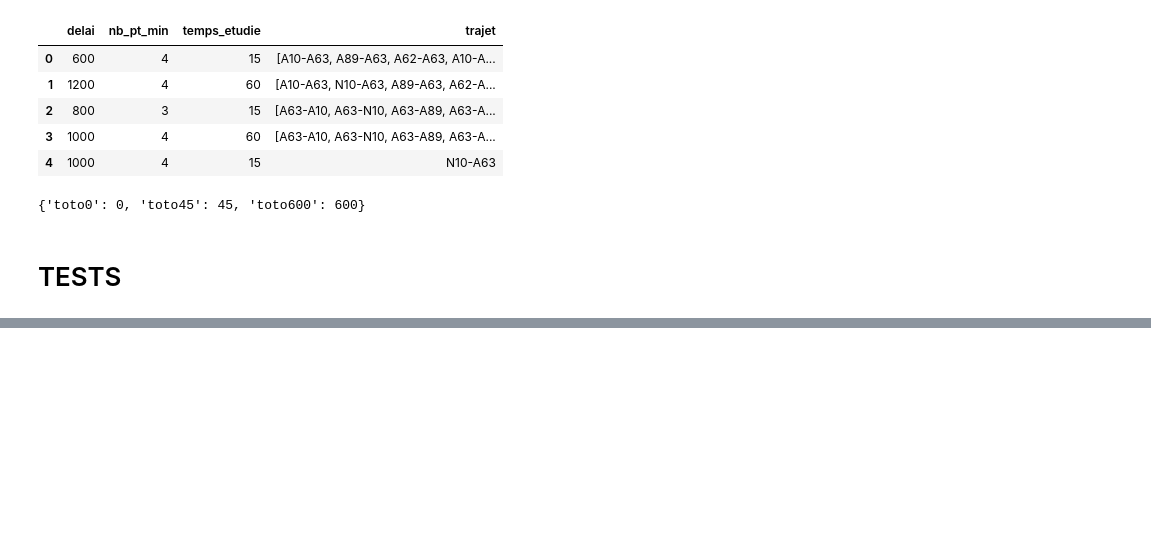
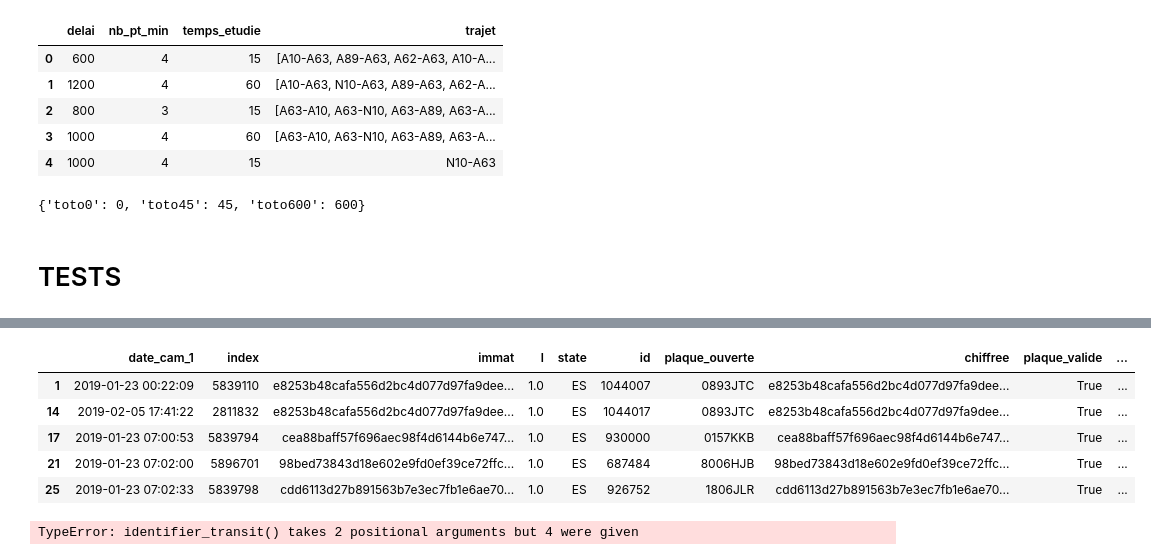
Before and after one commit to nantodevison/lapi, a Jupyter notebook: Carto_Lapi/Analyse/Donnees_postraitees.ipynb, the cells around one changed output, grey strips where cells are left out. Saved outputs shown, nothing was run; the diff lists cells and outputs as text; code cells hidden in the pictures; blank space fills up the shorter version.

```diff
--- a/Carto_Lapi/Analyse/Donnees_postraitees.ipynb
+++ b/Carto_Lapi/Analyse/Donnees_postraitees.ipynb
@@ -14,7 +14,7 @@ import numpy as np
 import altair as alt
 import datetime as dt
 #pd.set_option('display.max_colwidth', 1000)
-#pd.set_option('display.max_columns', 500)
+pd.set_option('display.max_columns', 500)
 #pd.set_option('display.max_rows', 50)
 alt.data_transformers.enable('default', max_rows=None)
 import os, math, re
@@ -110,3 +114,3 @@ Wall time: 2.97 s
 # %%
 #df des transit avec marge 0 ss extrapolation
-df_transit_marge0_ss_extrapolation=t.identifier_transit(df_transit_tps_ref, 0)
+%time df_transit_marge0_ss_extrapolation=t.identifier_transit(df_transit_tps_ref, 0)
@@ -121,7 +127,7 @@ g.graph_transit_filtre(df_transit_marge0_ss_extrapolation,'2019-02-05 00:00:00',
 liste_od_ok=['A660-A62','A62-A63','A63-A62','A62-A10','A660-N10', 'A660-A10','N10-A63','A62-N10']
 df_transit_extrapole=df_transit_marge0_ss_extrapolation.copy()
 for od in [x for x in  df_transit_marge0_ss_extrapolation.o_d.unique().tolist() if x not in liste_od_ok ] :
-    for date in set([a[0].strftime('%Y-%m-%d') for a in t.creer_liste_date('2019-01-23',22)]):
+    for date in set([a[0].strftime('%Y-%m-%d') for a in t.creer_liste_date('2019-01-23',14)]):
             try :
                  df_transit_extrapole=t.predire_type_trajet(df_transit_extrapole, od,date,600,35)
             except ValueError :
@@ -809,0 +760,5 @@ df_trajet.loc[(join['filtre_tps']==1)&(join['type']=='predit')]
+# %%
+#selectionner les trajets realtif à A63, qui ne sont pas identifies comme transit
+df_transit_A63_redresse=df_transit_extrapole.loc[(df_transit_extrapole['filtre_tps']==0)&(
+    df_transit_extrapole.apply(lambda x : 'A63' in x['o_d'],axis=1))&(
+    df_transit_extrapole.apply(lambda x : (18 in x['cameras'] or 19 in x['cameras']),axis=1))]
@@ -809,0 +770,14 @@ df_trajet.loc[(join['filtre_tps']==1)&(join['type']=='predit')]
+# %%
+#retrouver le passage correspondants à 18 ou 19
+df_transit_A63_redresse=df_transit_A63_redresse.merge(passage_transit_A63_redresse,on='immat')
+df_transit_A63_redresse=df_transit_A63_redresse.loc[df_transit_A63_redresse['created'].between(df_transit_A63_redresse['date_cam_1'],df_transit_A63_redresse['date_cam_2'])]
+df_transit_A63_redresse=df_transit_A63_redresse.loc[(df_transit_A63_redresse['camera_id'].isin([18,19])) & (df_transit_A63_redresse.apply(lambda x: x['camera_id'] in x['cameras'],axis=1))]
+df_transit_A63_redresse=df_transit_A63_redresse.rename(columns={'l_x':'l','state_x':'state','created':'date_cestas'}).drop(['l_y','state_y','fiability','camera_id'],axis=1)
+df_transit_A63_redresse.head(5)
+# %% [output]
+|  | date_cam_1 | index | immat | l | state | id | plaque_ouverte | chiffree | plaque_valide | ... |
+| 1 | 2019-01-23 00:22:09 | 5839110 | e8253b48cafa556d2bc4d077d97fa9dee... | 1.0 | ES | 1044007 | 0893JTC | e8253b48cafa556d2bc4d077d97fa9dee... | True | ... |
+| 14 | 2019-02-05 17:41:22 | 2811832 | e8253b48cafa556d2bc4d077d97fa9dee... | 1.0 | ES | 1044017 | 0893JTC | e8253b48cafa556d2bc4d077d97fa9dee... | True | ... |
+| 17 | 2019-01-23 07:00:53 | 5839794 | cea88baff57f696aec98f4d6144b6e747... | 1.0 | ES | 930000 | 0157KKB | cea88baff57f696aec98f4d6144b6e747... | True | ... |
+| 21 | 2019-01-23 07:02:00 | 5896701 | 98bed73843d18e602e9fd0ef39ce72ffc... | 1.0 | ES | 687484 | 8006HJB | 98bed73843d18e602e9fd0ef39ce72ffc... | True | ... |
+| 25 | 2019-01-23 07:02:33 | 5839798 | cdd6113d27b891563b7e3ec7fb1e6ae70... | 1.0 | ES | 926752 | 1806JLR | cdd6113d27b891563b7e3ec7fb1e6ae70... | True | ... |
@@ -809,0 +834,4 @@ df_trajet.loc[(join['filtre_tps']==1)&(join['type']=='predit')]
+# %%
+t.identifier_transit(df_transit_A63_redresse_tstps, 15,'temps_filtre_cestas','tps_parcours_cestas')
+# %% [output]
+TypeError: identifier_transit() takes 2 positional arguments but 4 were given
```
Also changed, not shown: parts of 21 cells of this notebook, 1 other file.
